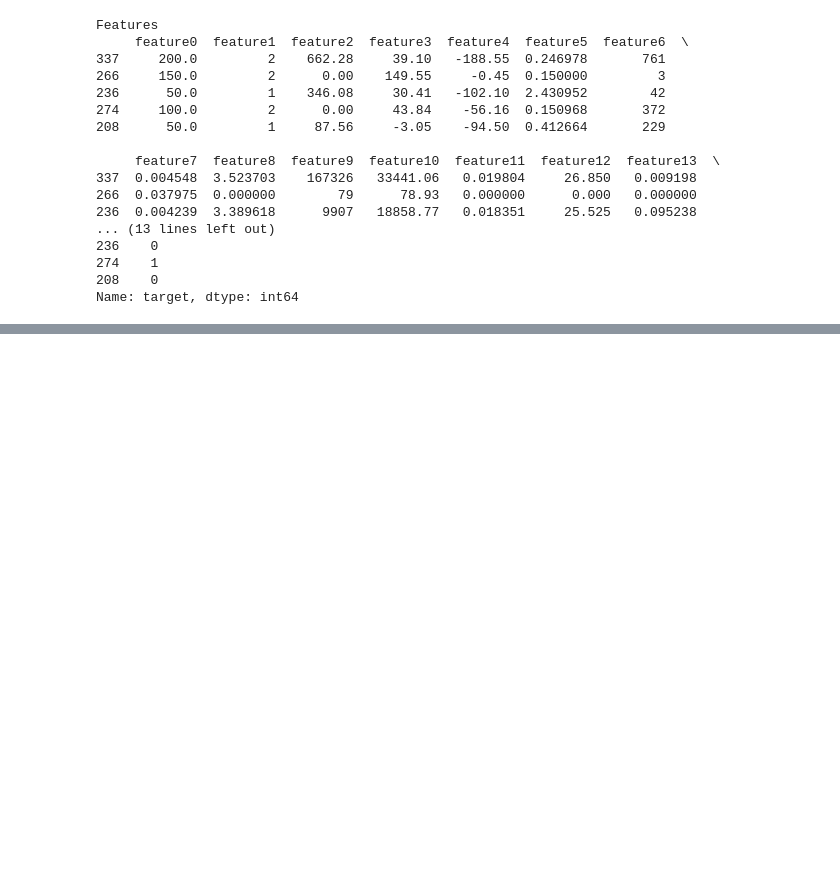
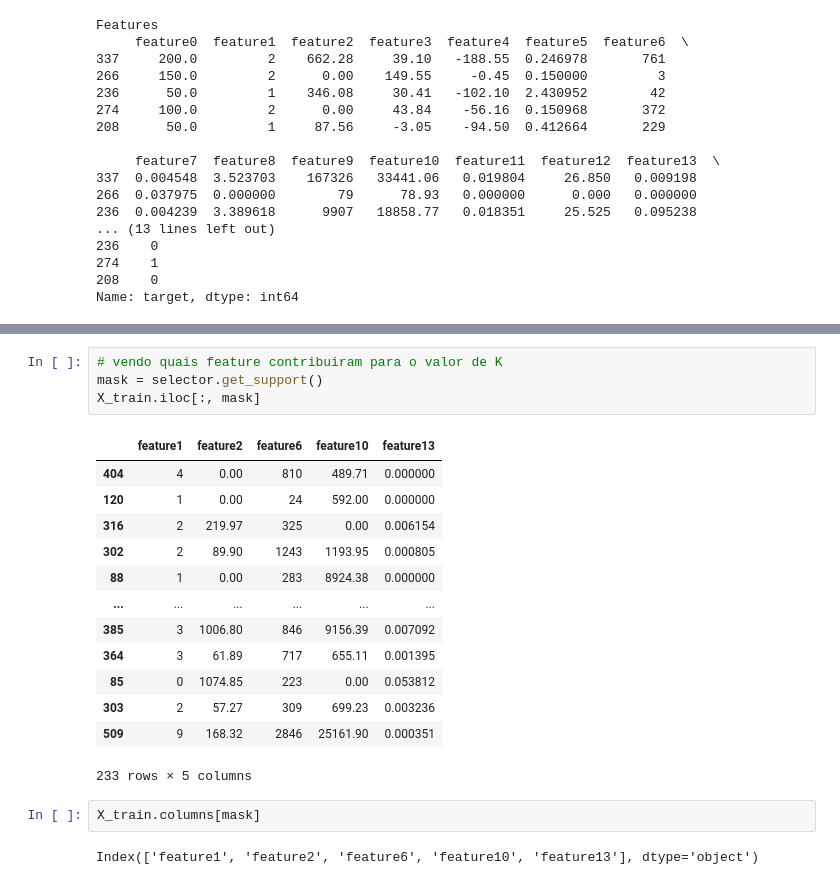
Before and after one commit to seifferth-lopes/Desafio_Tecnico, a Jupyter notebook: projeto.ipynb, the cells around one changed output, grey strips where cells are left out. Saved outputs shown, nothing was run; the diff lists cells and outputs as text; blank space fills up the shorter version.

```diff
--- a/projeto.ipynb
+++ b/projeto.ipynb
@@ -289,0 +254,22 @@ Features:  (466, 11)
+# %%
+# vendo quais feature contribuiram para o valor de K
+mask = selector.get_support()
+X_train.iloc[:, mask]
+# %% [output]
+|  | feature1 | feature2 | feature6 | feature10 | feature13 |
+| 404 | 4 | 0.00 | 810 | 489.71 | 0.000000 |
+| 120 | 1 | 0.00 | 24 | 592.00 | 0.000000 |
+| 316 | 2 | 219.97 | 325 | 0.00 | 0.006154 |
+| 302 | 2 | 89.90 | 1243 | 1193.95 | 0.000805 |
+| 88 | 1 | 0.00 | 283 | 8924.38 | 0.000000 |
+| ... | ... | ... | ... | ... | ... |
+| 385 | 3 | 1006.80 | 846 | 9156.39 | 0.007092 |
+| 364 | 3 | 61.89 | 717 | 655.11 | 0.001395 |
+| 85 | 0 | 1074.85 | 223 | 0.00 | 0.053812 |
+| 303 | 2 | 57.27 | 309 | 699.23 | 0.003236 |
+| 509 | 9 | 168.32 | 2846 | 25161.90 | 0.000351 |
+233 rows × 5 columns
+# %%
+X_train.columns[mask]
+# %% [output]
+Index(['feature1', 'feature2', 'feature6', 'feature10', 'feature13'], dtype='object')
```
Also changed, not shown: parts of 14 cells of this notebook.
